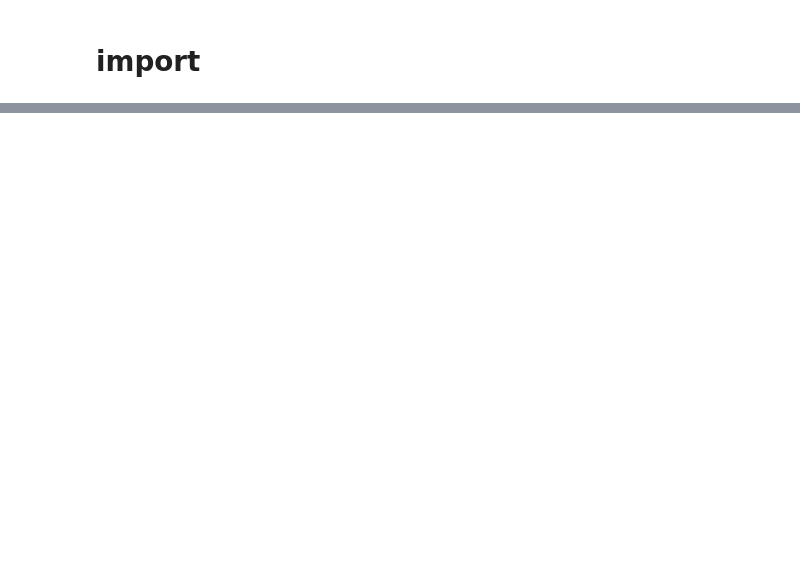
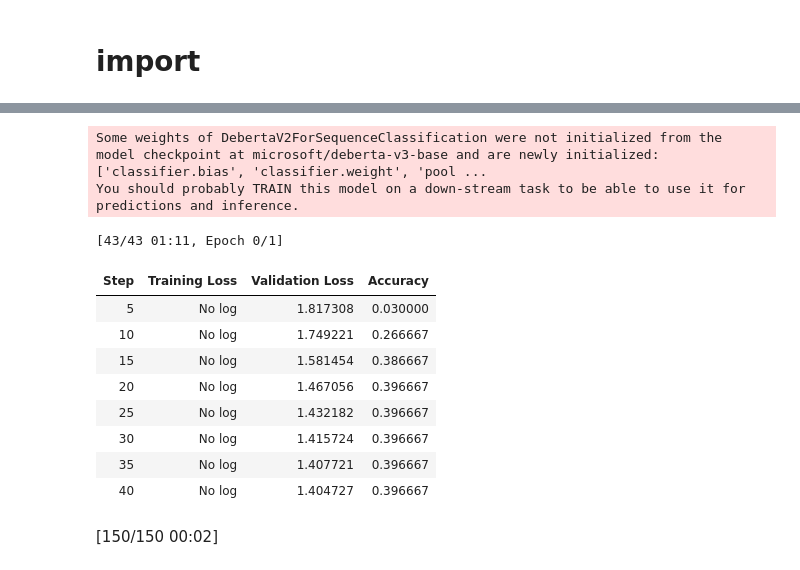
Before and after one commit to sinchir0/automated_essay_scoring, a Jupyter notebook: automated_essay_scoring/exp/exp001.ipynb, the cells around one changed output, grey strips where cells are left out. Drawn from its saved outputs; the diff is of its cells as text; code cells hidden in the pictures; blank space fills up the shorter version.

```diff
--- a/automated_essay_scoring/exp/exp001.ipynb
+++ b/automated_essay_scoring/exp/exp001.ipynb
@@ -99,0 +240,5 @@ assert evaluate.__version__ == "0.4.2"
+# %%
+train_test_split_dataset = train_dataset.train_test_split(
+    test_size=VALID_DATA_SIZE, seed=SEED
+)
+train_test_split_dataset
@@ -99,0 +256,23 @@ assert evaluate.__version__ == "0.4.2"
+# %%
+data_collator = DataCollatorWithPadding(tokenizer=tokenizer)
+# %%
+accuracy = evaluate.load("accuracy")
+
+
+def compute_metrics(eval_pred):
+    predictions, labels = eval_pred
+    predictions = np.argmax(predictions, axis=1)
+    return accuracy.compute(predictions=predictions, references=labels)
+
+
+# TODO: 数値回帰に変更する
+# %%
+model = AutoModelForSequenceClassification.from_pretrained(
+    MODEL_NAME,
+    num_labels=NUM_LABELS,
+    id2label=id2label,
+    label2id=label2id,
+)
+# %% [output]
+Some weights of DebertaV2ForSequenceClassification were not initialized from the model checkpoint at microsoft/deberta-v3-base and are newly initialized: ['classifier.bias', 'classifier.weight', 'pool ...
+You should probably TRAIN this model on a down-stream task to be able to use it for predictions and inference.
@@ -99,0 +319,21 @@ assert evaluate.__version__ == "0.4.2"
+# %%
+if TRAINING:
+    # モデルの学習
+    trainer.train()
+    cv_score = trainer.evaluate()["eval_loss"]
+    # ログの保存に利用したストレージを削除
+    os.system(f"rm -rf {MODEL_OUTPUT_PATH}/checkpoint-*")
+    # モデルの保存
+    trainer.save_model(MODEL_OUTPUT_PATH)
+# %% [output]
+[43/43 01:11, Epoch 0/1]
+| Step | Training Loss | Validation Loss | Accuracy |
+| 5 | No log | 1.817308 | 0.030000 |
+| 10 | No log | 1.749221 | 0.266667 |
+| 15 | No log | 1.581454 | 0.386667 |
+| 20 | No log | 1.467056 | 0.396667 |
+| 25 | No log | 1.432182 | 0.396667 |
+| 30 | No log | 1.415724 | 0.396667 |
+| 35 | No log | 1.407721 | 0.396667 |
+| 40 | No log | 1.404727 | 0.396667 |
+[150/150 00:02]
```
Also changed, not shown: parts of 29 cells of this notebook.
